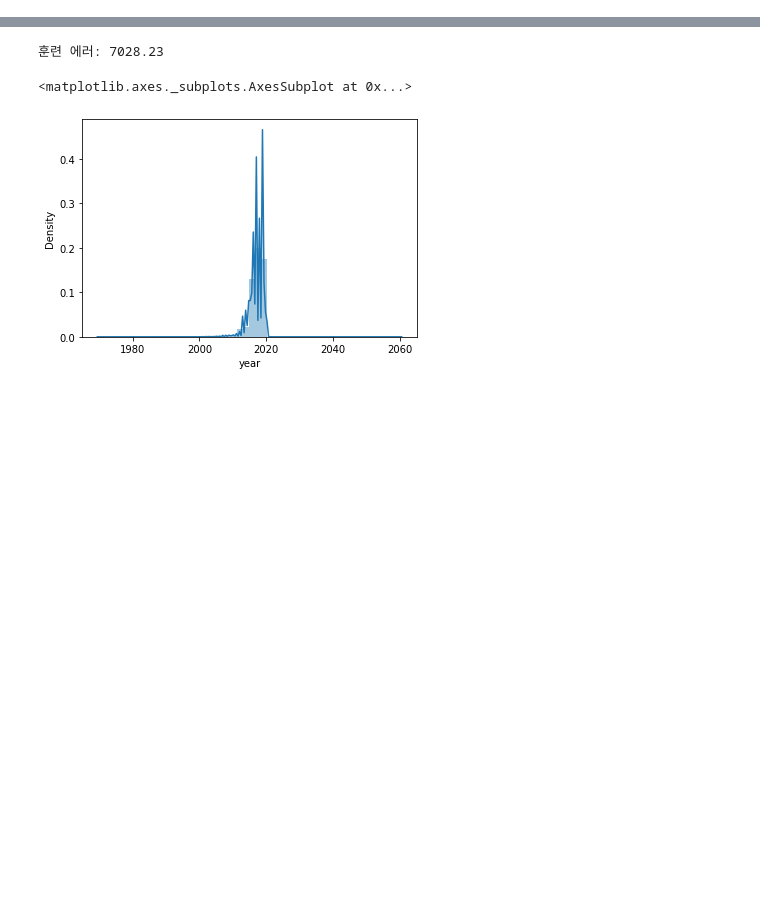
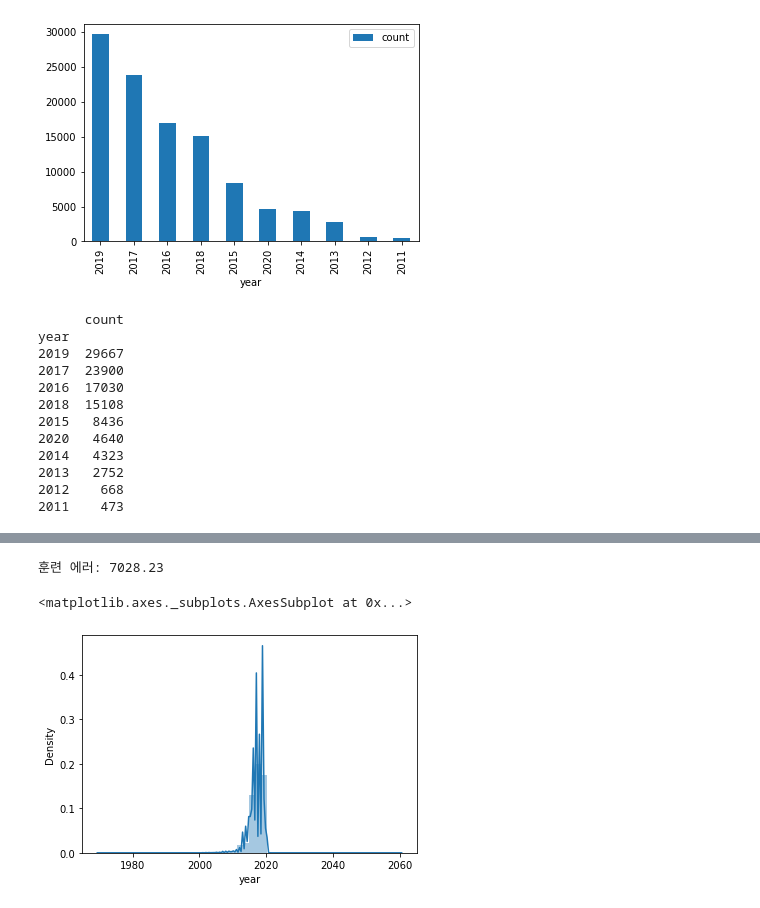
Before and after one commit to KYOH95/Project_2_Car_Analysis, a Jupyter notebook: Project2.ipynb, the cells around one changed output, grey strips where cells are left out. Cells and saved outputs as stored; diff of their text form; code cells hidden in the pictures; blank space fills up the shorter version.

```diff
--- a/Project2.ipynb
+++ b/Project2.ipynb
@@ -62,0 +114,25 @@ df.sample(20)
+# %%
+#Check Trend: top10 sold out years
+import matplotlib.pyplot as plt
+
+years = pd.DataFrame(df.groupby("year")["year"].count())
+years.columns = ["count"]
+years.sort_values(by=["count"], inplace=True, ascending=False)
+years = years.head(10)
+years.plot.bar()
+plt.show()
+print(years)
+# %% [output]
+[figure, added]
+      count
+year
+2019  29667
+2017  23900
+2016  17030
+2018  15108
+2015   8436
+2020   4640
+2014   4323
+2013   2752
+2012    668
+2011    473
```
Also changed, not shown: parts of 11 cells of this notebook.
